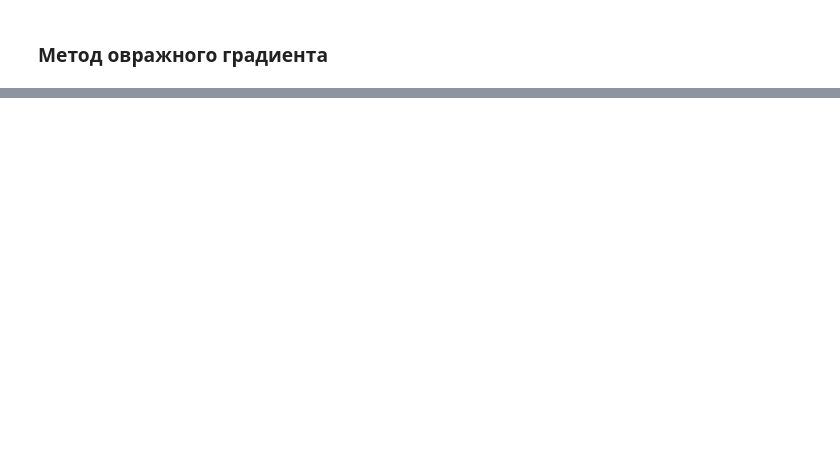
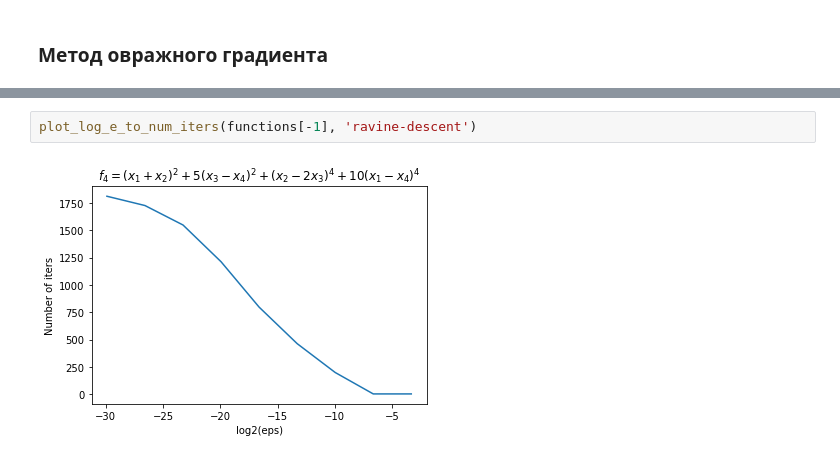
Before and after one commit to sevakon/optimization-methods, a Jupyter notebook: lab2/2d-minimization.ipynb, the cells around one changed output, grey strips where cells are left out. Drawn from its saved outputs; the diff is of its cells as text; blank space fills up the shorter version.

```diff
--- a/lab2/2d-minimization.ipynb
+++ b/lab2/2d-minimization.ipynb
@@ -267,0 +309,4 @@ for fn in functions[:-1]:
+# %%
+plot_log_e_to_num_iters(functions[-1], 'ravine-descent')
+# %% [output]
+[figure, added]
```
Also changed, not shown: parts of 11 cells of this notebook, 1 other file.
